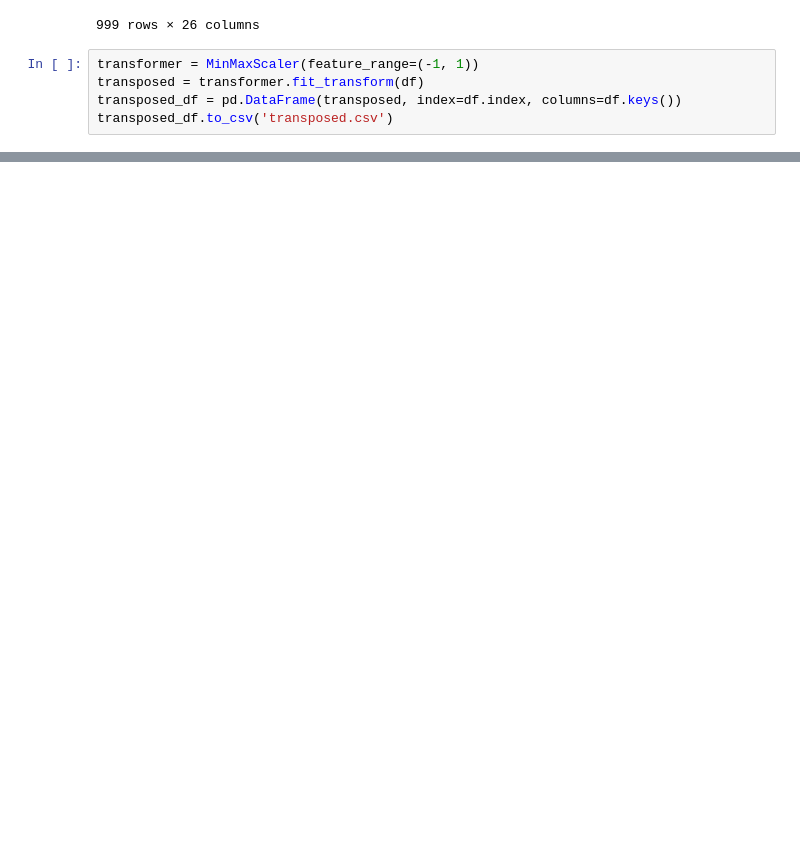
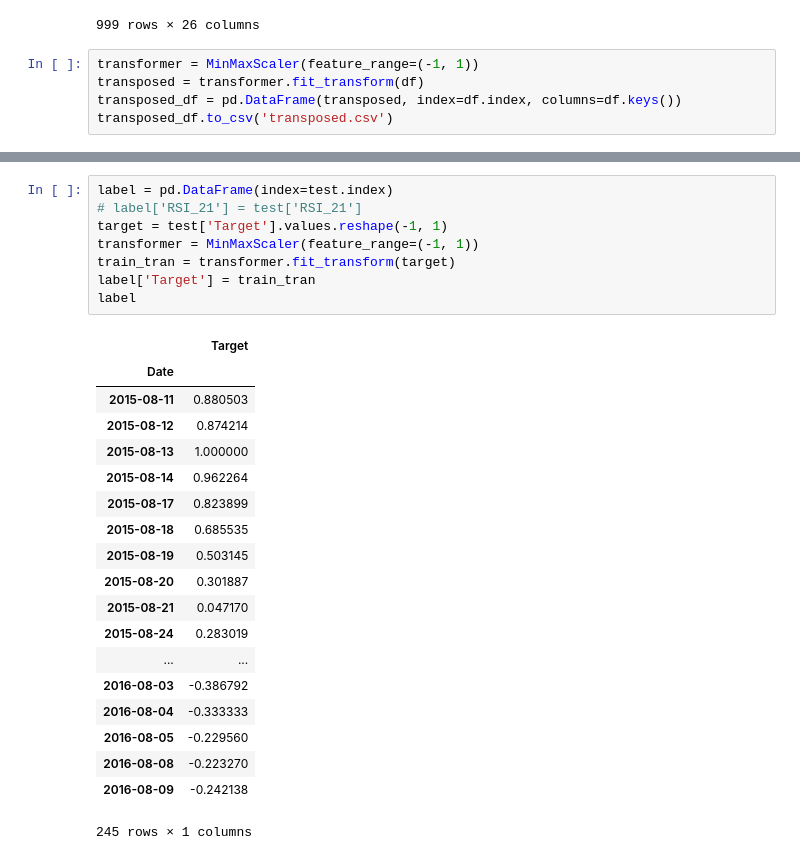
Before and after one commit to wangyouan/Dissertation, a Jupyter notebook: src/test.ipynb, the cells around one changed output, grey strips where cells are left out. Saved outputs shown, nothing was run; the diff lists cells and outputs as text; blank space fills up the shorter version.

```diff
--- a/src/test.ipynb
+++ b/src/test.ipynb
@@ -231,0 +195,28 @@ Index([u'Open', u'High', u'Low', u'Close', u'Volume', u'MACD_12_26_9',
+# %%
+label = pd.DataFrame(index=test.index)
+# label['RSI_21'] = test['RSI_21']
+target = test['Target'].values.reshape(-1, 1)
+transformer = MinMaxScaler(feature_range=(-1, 1))
+train_tran = transformer.fit_transform(target)
+label['Target'] = train_tran
+label
+# %% [output]
+|  | Target |
+| Date |  |
+| 2015-08-11 | 0.880503 |
+| 2015-08-12 | 0.874214 |
+| 2015-08-13 | 1.000000 |
+| 2015-08-14 | 0.962264 |
+| 2015-08-17 | 0.823899 |
+| 2015-08-18 | 0.685535 |
+| 2015-08-19 | 0.503145 |
+| 2015-08-20 | 0.301887 |
+| 2015-08-21 | 0.047170 |
+| 2015-08-24 | 0.283019 |
+| ... | ... |
+| 2016-08-03 | -0.386792 |
+| 2016-08-04 | -0.333333 |
+| 2016-08-05 | -0.229560 |
+| 2016-08-08 | -0.223270 |
+| 2016-08-09 | -0.242138 |
+245 rows × 1 columns
```
Also changed, not shown: parts of 5 cells of this notebook, 6 other files.
